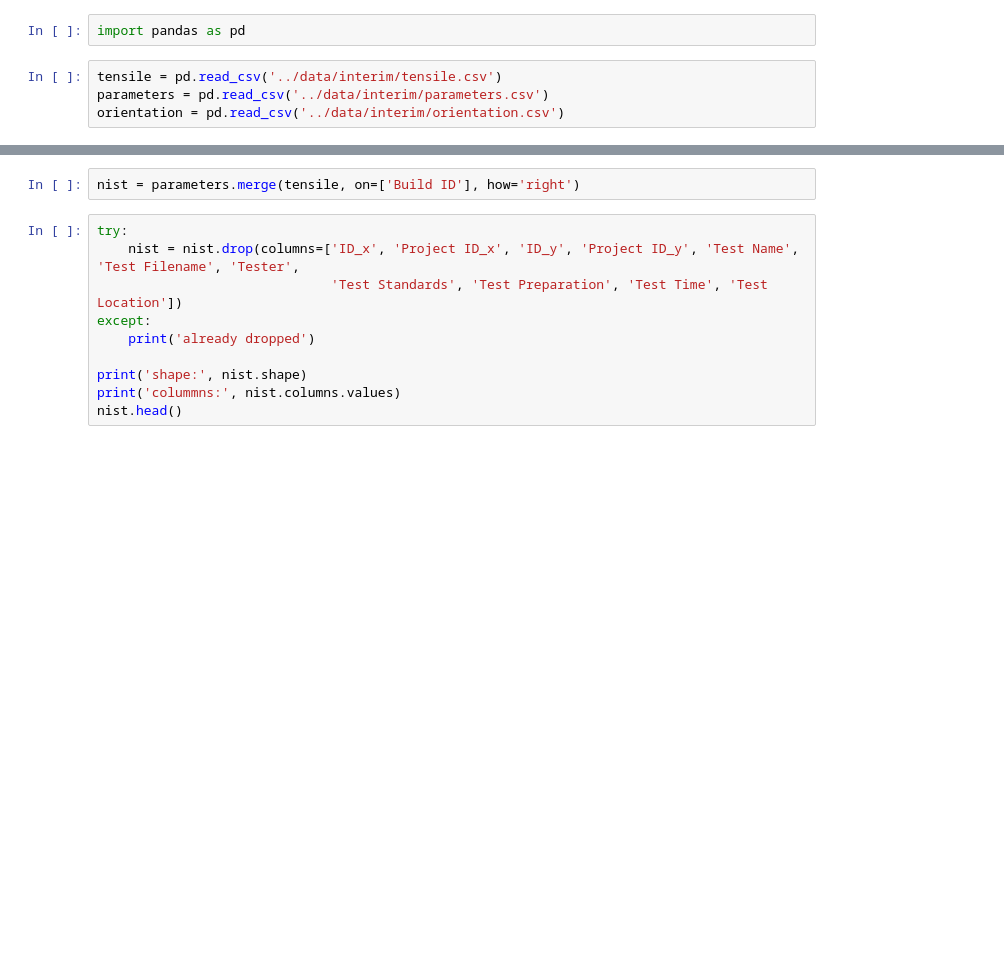
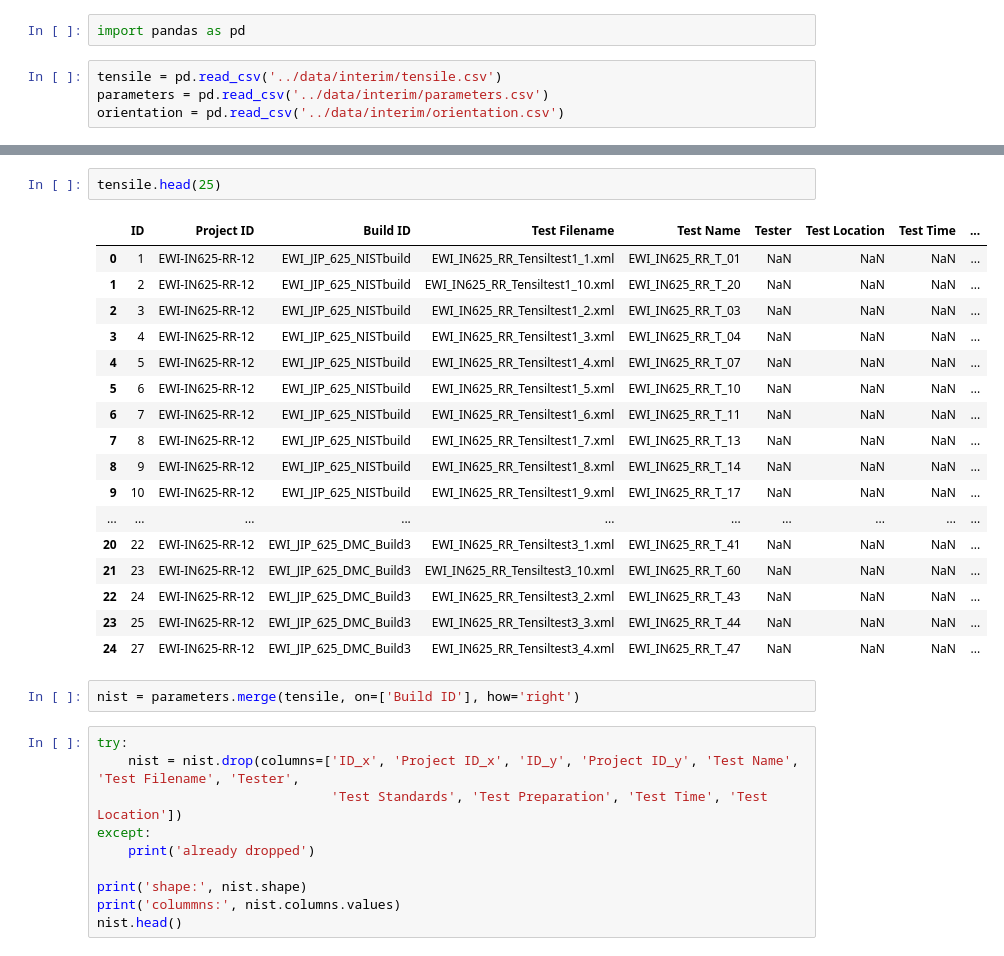
Before and after one commit to wgobrien/am-research, a Jupyter notebook: notebooks/nist_analysis.ipynb, the cells around one changed output, grey strips where cells are left out. Cells and saved outputs as stored; diff of their text form; blank space fills up the shorter version.

```diff
--- a/notebooks/nist_analysis.ipynb
+++ b/notebooks/nist_analysis.ipynb
@@ -48,3 +16,23 @@ array(['T-XY-X_1', 'T-Z-X-5', 'T-XY-X_1', 'T-XY-X_4', 'T-XY-Y_2',
+# %%
+tensile.head(25)
+# %% [output]
+|  | ID | Project ID | Build ID | Test Filename | Test Name | Tester | Test Location | Test Time | ... |
+| 0 | 1 | EWI-IN625-RR-12 | EWI_JIP_625_NISTbuild | EWI_IN625_RR_Tensiltest1_1.xml | EWI_IN625_RR_T_01 | NaN | NaN | NaN | ... |
+| 1 | 2 | EWI-IN625-RR-12 | EWI_JIP_625_NISTbuild | EWI_IN625_RR_Tensiltest1_10.xml | EWI_IN625_RR_T_20 | NaN | NaN | NaN | ... |
+| 2 | 3 | EWI-IN625-RR-12 | EWI_JIP_625_NISTbuild | EWI_IN625_RR_Tensiltest1_2.xml | EWI_IN625_RR_T_03 | NaN | NaN | NaN | ... |
+| 3 | 4 | EWI-IN625-RR-12 | EWI_JIP_625_NISTbuild | EWI_IN625_RR_Tensiltest1_3.xml | EWI_IN625_RR_T_04 | NaN | NaN | NaN | ... |
+| 4 | 5 | EWI-IN625-RR-12 | EWI_JIP_625_NISTbuild | EWI_IN625_RR_Tensiltest1_4.xml | EWI_IN625_RR_T_07 | NaN | NaN | NaN | ... |
+| 5 | 6 | EWI-IN625-RR-12 | EWI_JIP_625_NISTbuild | EWI_IN625_RR_Tensiltest1_5.xml | EWI_IN625_RR_T_10 | NaN | NaN | NaN | ... |
+| 6 | 7 | EWI-IN625-RR-12 | EWI_JIP_625_NISTbuild | EWI_IN625_RR_Tensiltest1_6.xml | EWI_IN625_RR_T_11 | NaN | NaN | NaN | ... |
+| 7 | 8 | EWI-IN625-RR-12 | EWI_JIP_625_NISTbuild | EWI_IN625_RR_Tensiltest1_7.xml | EWI_IN625_RR_T_13 | NaN | NaN | NaN | ... |
+| 8 | 9 | EWI-IN625-RR-12 | EWI_JIP_625_NISTbuild | EWI_IN625_RR_Tensiltest1_8.xml | EWI_IN625_RR_T_14 | NaN | NaN | NaN | ... |
+| 9 | 10 | EWI-IN625-RR-12 | EWI_JIP_625_NISTbuild | EWI_IN625_RR_Tensiltest1_9.xml | EWI_IN625_RR_T_17 | NaN | NaN | NaN | ... |
+| ... | ... | ... | ... | ... | ... | ... | ... | ... | ... |
+| 20 | 22 | EWI-IN625-RR-12 | EWI_JIP_625_DMC_Build3 | EWI_IN625_RR_Tensiltest3_1.xml | EWI_IN625_RR_T_41 | NaN | NaN | NaN | ... |
+| 21 | 23 | EWI-IN625-RR-12 | EWI_JIP_625_DMC_Build3 | EWI_IN625_RR_Tensiltest3_10.xml | EWI_IN625_RR_T_60 | NaN | NaN | NaN | ... |
+| 22 | 24 | EWI-IN625-RR-12 | EWI_JIP_625_DMC_Build3 | EWI_IN625_RR_Tensiltest3_2.xml | EWI_IN625_RR_T_43 | NaN | NaN | NaN | ... |
+| 23 | 25 | EWI-IN625-RR-12 | EWI_JIP_625_DMC_Build3 | EWI_IN625_RR_Tensiltest3_3.xml | EWI_IN625_RR_T_44 | NaN | NaN | NaN | ... |
+| 24 | 27 | EWI-IN625-RR-12 | EWI_JIP_625_DMC_Build3 | EWI_IN625_RR_Tensiltest3_4.xml | EWI_IN625_RR_T_47 | NaN | NaN | NaN | ... |
 # %%
 nist = parameters.merge(tensile, on=['Build ID'], how='right')
 # %%
```
Also changed, not shown: parts of 5 cells of this notebook, 12 other files.
